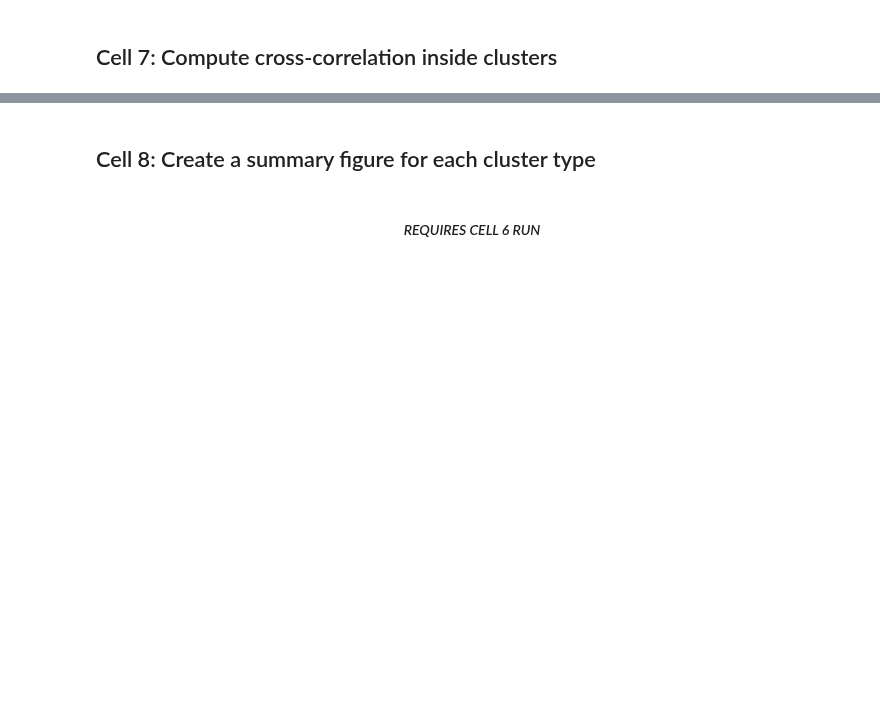
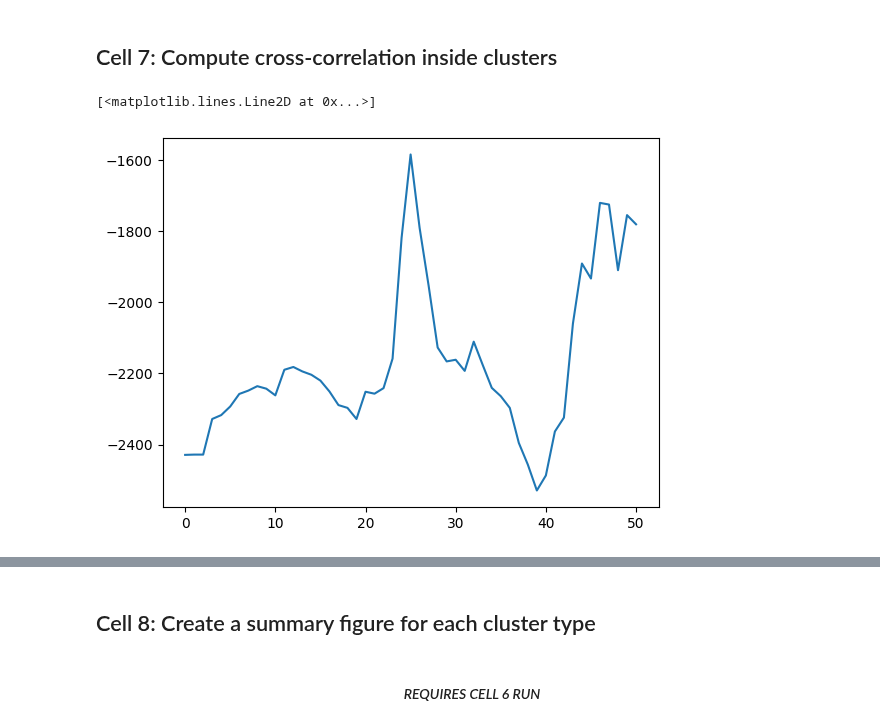
Before and after one commit to retinal-information-processing-lab/Standard_analysis_pipeline, a Jupyter notebook: 4-Chirp+Cell Typing.ipynb, the cells around one changed output, grey strips where cells are left out. Saved outputs shown, nothing was run; the diff lists cells and outputs as text; code cells hidden in the pictures; blank space fills up the shorter version.

Commit message:
Changing the correlation function to Person correlation coef

```diff
--- a/4-Chirp+Cell Typing.ipynb
+++ b/4-Chirp+Cell Typing.ipynb
@@ -505,2 +527,23 @@ for cell in cells:
 # %% [markdown]
 ## Cell 7: Compute cross-correlation inside clusters
+# %%
+def noise_and_stim_correlations(resp_cell1, resp_cell2, max_shift=25, shift_time_resolution=1):
+
+#resp_cell should be of the form (nb_trials, nb_response points)
+#THIS MIGHT HAVE NORMALIZATION PROBLEMS IN CASE OF CURRENTS!!!!
+    noise_corr=[]
+    stim_corr=[]
+
+    for lag in range(-max_shift,max_shift+1,shift_time_resolution):
+        shifted_c2=np.roll(resp_cell2, lag, axis=0)
+
+        V_1=((resp_cell1-resp_cell1.mean())**2).mean()
+        V_2=((shifted_c2-shifted_c2.mean())**2).mean()
+
+        nc=( (resp_cell1 -  resp_cell1.mean(axis=0)) * (shifted_c2- shifted_c2.mean(axis=0)) ).mean()-np.sqrt(V_1*V_2)
+        noise_corr.append(nc)
+#         tot_corr=((resp_cell1-resp_cell1.mean())*(shifted_c2-shifted_c2.mean()) ).mean()/np.sqrt(V_1*V_2)
+#         sc=tot_corr-nc
+#         stim_corr.append(sc)
+#     return np.array(noise_corr), np.array(stim_corr)
+    return np.array(noise_corr)
@@ -506,0 +560,5 @@ for cell in cells:
+# %%
+plt.plot(noise_and_stim_correlations(np.asarray(cell1),np.asarray(cell2)))
+# %% [output]
+[<matplotlib.lines.Line2D at 0x...>]
+[figure, added]
```
Also changed, not shown: parts of 13 cells of this notebook.
